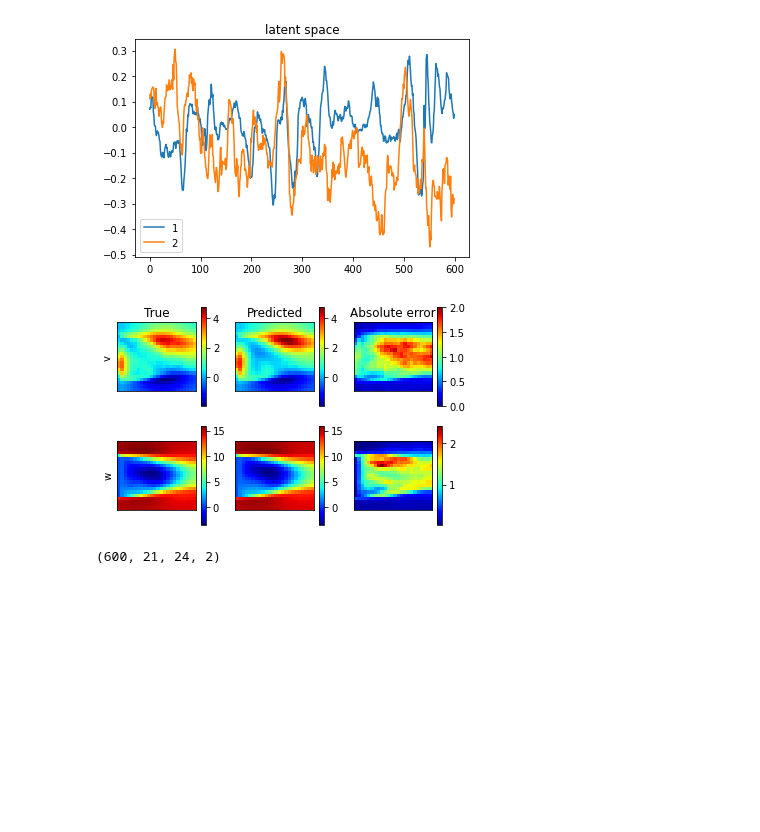
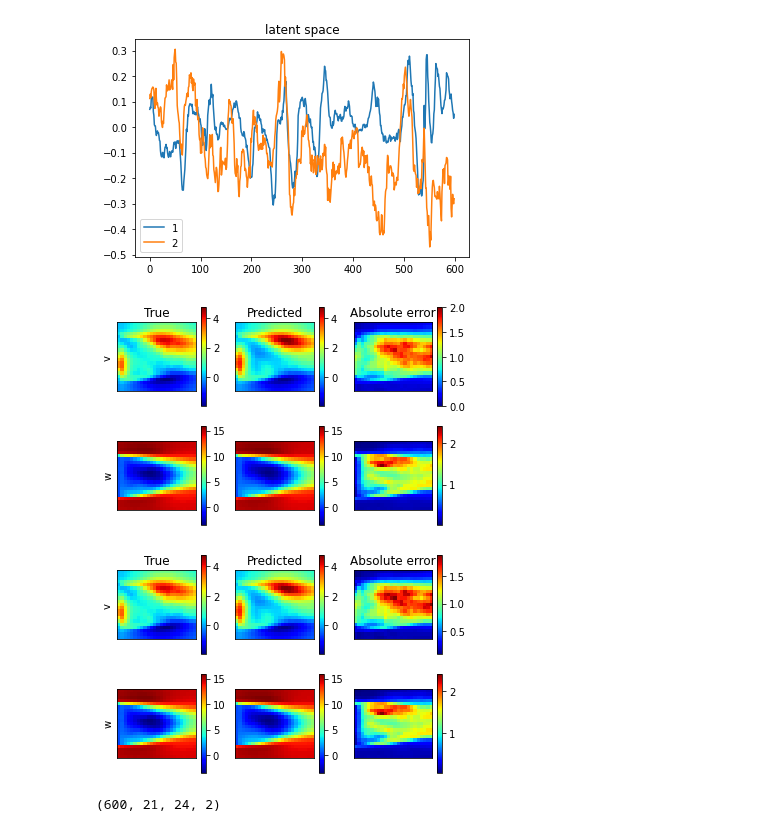
Before and after one commit to MagriLab/MD-CNN-AE, a Jupyter notebook: visualise_hierarchical_mode.ipynb, the cells around one changed output. Drawn from its saved outputs; the diff is of its cells as text; code cells hidden in the pictures; blank space fills up the shorter version.

```diff
--- a/visualise_hierarchical_mode.ipynb
+++ b/visualise_hierarchical_mode.ipynb
@@ -46,51 +47,15 @@ plt.title('latent space')
 plt.show()
 # %% [output]
 [figure]
-# %%
-# autoencoder results
-y_test = subnet1.predict([u_test])
-# y_test = subnet2.predict([u_test,z1])
-u_mean = u_test + u_avg
-y_mean = y_test + u_avg
-y_mean = np.mean(y_mean,0)
-u_mean = np.mean(u_mean,0)
-e = np.abs(y_test-u_test)
-e_mean = np.mean(e,0)
-
-umin = min(np.amin(u_mean[:,:,0]),np.amin(y_mean[:,:,0]))
-umax = max(np.amax(u_mean[:,:,0]),np.amax(y_mean[:,:,0]))
-
-vmin = min(np.amin(u_mean[:,:,1]),np.amin(y_mean[:,:,1]))
-vmax = max(np.amax(u_mean[:,:,1]),np.amax(y_mean[:,:,1]))
-
-plt.figure()
-
-ax1 = plt.subplot(2,3,1,title="True",xticks=[],yticks=[],ylabel='v')
-ax1 = plt.imshow(u_mean[:,:,0],'jet',vmin=umin,vmax=umax)
-plt.colorbar()
-
-ax2 = plt.subplot(2,3,2,title="Predicted",xticks=[],yticks=[])
-ax2 = plt.imshow(y_mean[:,:,0],'jet',vmin=umin,vmax=umax)
-plt.colorbar()
-
-ax3 = plt.subplot(2,3,3,title="Absolute error",xticks=[],yticks=[]) # u error
-ax3 = plt.imshow(e_mean[:,:,0],'jet',vmin=0,vmax=2)
-plt.colorbar()
-
-ax4 = plt.subplot(2,3,4,xticks=[],yticks=[],ylabel='w')
-ax4 = plt.imshow(u_mean[:,:,1],'jet',vmin=vmin,vmax=vmax)
-plt.colorbar()
-
-ax5 = plt.subplot(2,3,5,xticks=[],yticks=[])
-ax5 = plt.imshow(y_mean[:,:,1],'jet',vmin=vmin,vmax=vmax)
-plt.colorbar()
-
-ax6 = plt.subplot(2,3,6,xticks=[],yticks=[])
-ax6 = plt.imshow(e_mean[:,:,1],'jet')
-plt.colorbar()
-plt.show()
-# %% [output]
-[figure, removed]
+# %%
+# autoencoder results
+y_test = subnet1.predict([u_test])
+# y_test = subnet2.predict([u_test,z1])
+
+myplot.plot_ae_results(u_test,y_test,u_avg,'mae')
+# %% [output]
+[figure, added]
+[figure, added]
 # %%
 ## modes
 mode1 = subnet1.predict([u_test])
```
Also changed, not shown: parts of 4 cells of this notebook, 3 other files.
